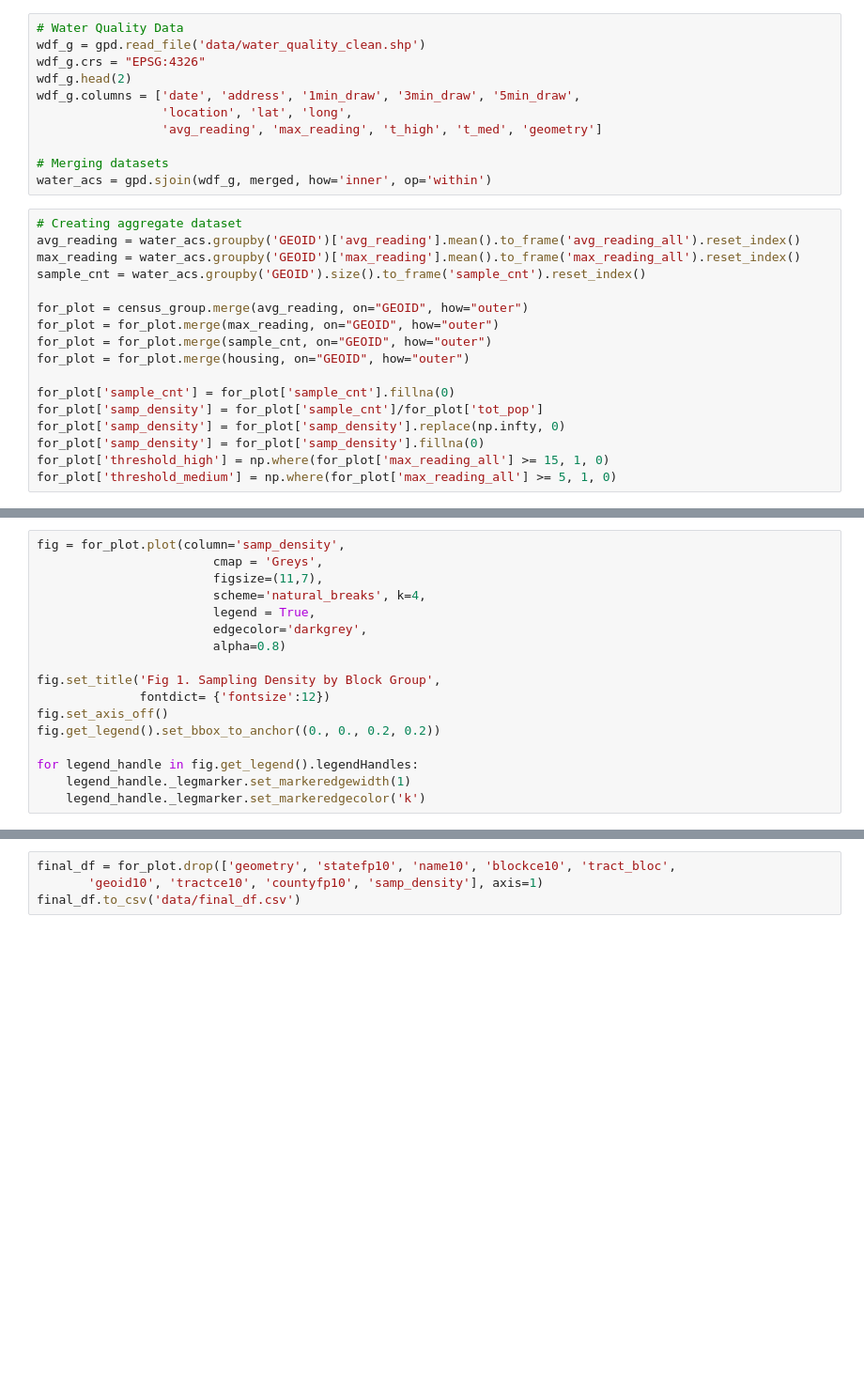
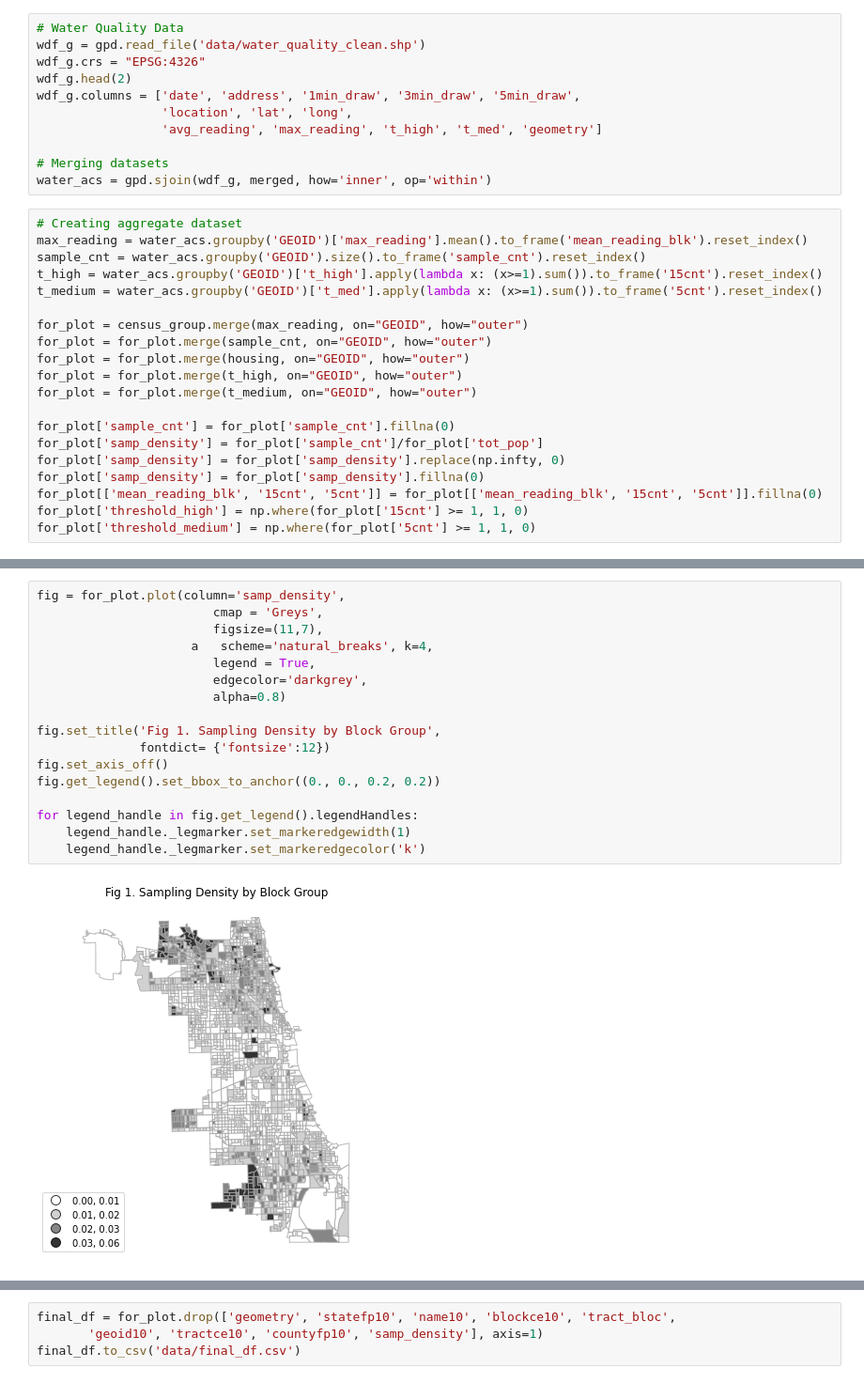
Before and after one commit to vbalza/chicago_water_lead, a Jupyter notebook: Preliminary Data Analysis.ipynb, the cells around one changed output, grey strips where cells are left out. Shown at 94% size. Drawn from its saved outputs; the diff is of its cells as text; blank space fills up the shorter version.

```diff
--- a/Preliminary Data Analysis.ipynb
+++ b/Preliminary Data Analysis.ipynb
@@ -29,21 +34,24 @@ wdf_g.columns = ['date', 'address', '1min_draw', '3min_draw', '5min_draw',
 water_acs = gpd.sjoin(wdf_g, merged, how='inner', op='within')
 # %%
 # Creating aggregate dataset
-avg_reading = water_acs.groupby('GEOID')['avg_reading'].mean().to_frame('avg_reading_all').reset_index()
-max_reading = water_acs.groupby('GEOID')['max_reading'].mean().to_frame('max_reading_all').reset_index()
+max_reading = water_acs.groupby('GEOID')['max_reading'].mean().to_frame('mean_reading_blk').reset_index()
 sample_cnt = water_acs.groupby('GEOID').size().to_frame('sample_cnt').reset_index()
+t_high = water_acs.groupby('GEOID')['t_high'].apply(lambda x: (x>=1).sum()).to_frame('15cnt').reset_index()
+t_medium = water_acs.groupby('GEOID')['t_med'].apply(lambda x: (x>=1).sum()).to_frame('5cnt').reset_index()
 
-for_plot = census_group.merge(avg_reading, on="GEOID", how="outer")
-for_plot = for_plot.merge(max_reading, on="GEOID", how="outer")
+for_plot = census_group.merge(max_reading, on="GEOID", how="outer")
 for_plot = for_plot.merge(sample_cnt, on="GEOID", how="outer")
 for_plot = for_plot.merge(housing, on="GEOID", how="outer")
+for_plot = for_plot.merge(t_high, on="GEOID", how="outer")
+for_plot = for_plot.merge(t_medium, on="GEOID", how="outer")
 
 for_plot['sample_cnt'] = for_plot['sample_cnt'].fillna(0)
 for_plot['samp_density'] = for_plot['sample_cnt']/for_plot['tot_pop']
 for_plot['samp_density'] = for_plot['samp_density'].replace(np.infty, 0)
 for_plot['samp_density'] = for_plot['samp_density'].fillna(0)
-for_plot['threshold_high'] = np.where(for_plot['max_reading_all'] >= 15, 1, 0)
-for_plot['threshold_medium'] = np.where(for_plot['max_reading_all'] >= 5, 1, 0)
+for_plot[['mean_reading_blk', '15cnt', '5cnt']] = for_plot[['mean_reading_blk', '15cnt', '5cnt']].fillna(0)
+for_plot['threshold_high'] = np.where(for_plot['15cnt'] >= 1, 1, 0)
+for_plot['threshold_medium'] = np.where(for_plot['5cnt'] >= 1, 1, 0)
 # %%
 fig = for_plot.plot(column='sample_cnt',
                         cmap = 'Greys',
@@ -64,18 +74,20 @@ for legend_handle in fig.get_legend().legendHandles:
 # %%
 fig = for_plot.plot(column='samp_density',
                         cmap = 'Greys',
                         figsize=(11,7),
-                        scheme='natural_breaks', k=4,
+                     a   scheme='natural_breaks', k=4,
                         legend = True,
                         edgecolor='darkgrey',
                         alpha=0.8)
 
 fig.set_title('Fig 1. Sampling Density by Block Group',
               fontdict= {'fontsize':12})
 fig.set_axis_off()
 fig.get_legend().set_bbox_to_anchor((0., 0., 0.2, 0.2))
 
 for legend_handle in fig.get_legend().legendHandles:
     legend_handle._legmarker.set_markeredgewidth(1)
     legend_handle._legmarker.set_markeredgecolor('k')
+# %% [output]
+[figure, added]
 # %%
```
Also changed, not shown: parts of 12 cells of this notebook, 4 other files.
